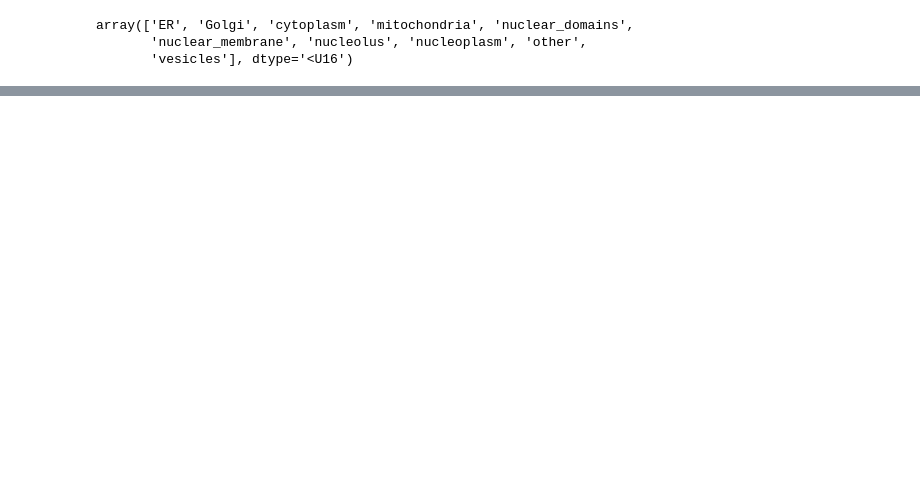
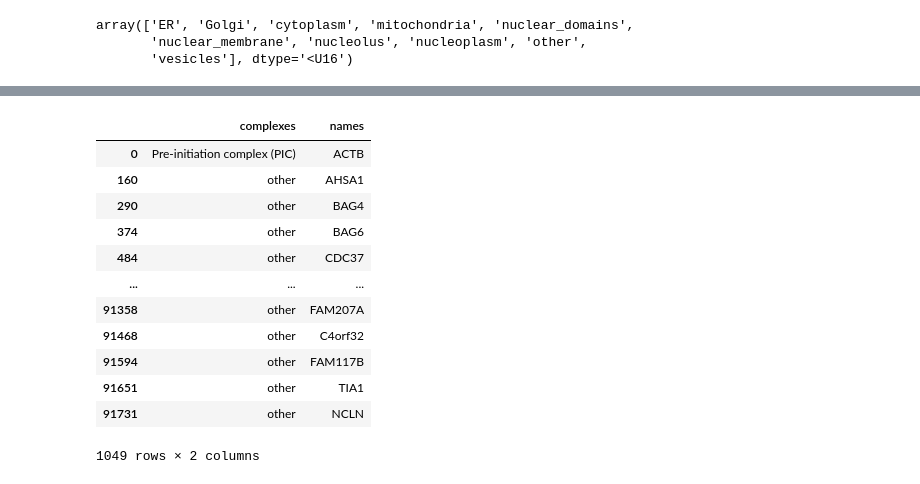
Before and after one commit to sofroniewn/proteoscope, a Jupyter notebook: notebooks/cytoself-3.ipynb, the cells around one changed output, grey strips where cells are left out. Saved outputs shown, nothing was run; the diff lists cells and outputs as text; code cells hidden in the pictures; blank space fills up the shorter version.

```diff
--- a/notebooks/cytoself-3.ipynb
+++ b/notebooks/cytoself-3.ipynb
@@ -356,0 +380,18 @@ loaded_model = load('good_localization_classifier_redo21.joblib')
+# %%
+X = pd.DataFrame({'complexes':complexes, 'names':names}).drop_duplicates('names')
+# %%
+X
+# %% [output]
+|  | complexes | names |
+| 0 | Pre-initiation complex (PIC) | ACTB |
+| 160 | other | AHSA1 |
+| 290 | other | BAG4 |
+| 374 | other | BAG6 |
+| 484 | other | CDC37 |
+| ... | ... | ... |
+| 91358 | other | FAM207A |
+| 91468 | other | C4orf32 |
+| 91594 | other | FAM117B |
+| 91651 | other | TIA1 |
+| 91731 | other | NCLN |
+1049 rows × 2 columns
```
Also changed, not shown: parts of 20 cells of this notebook, 1 other file.
